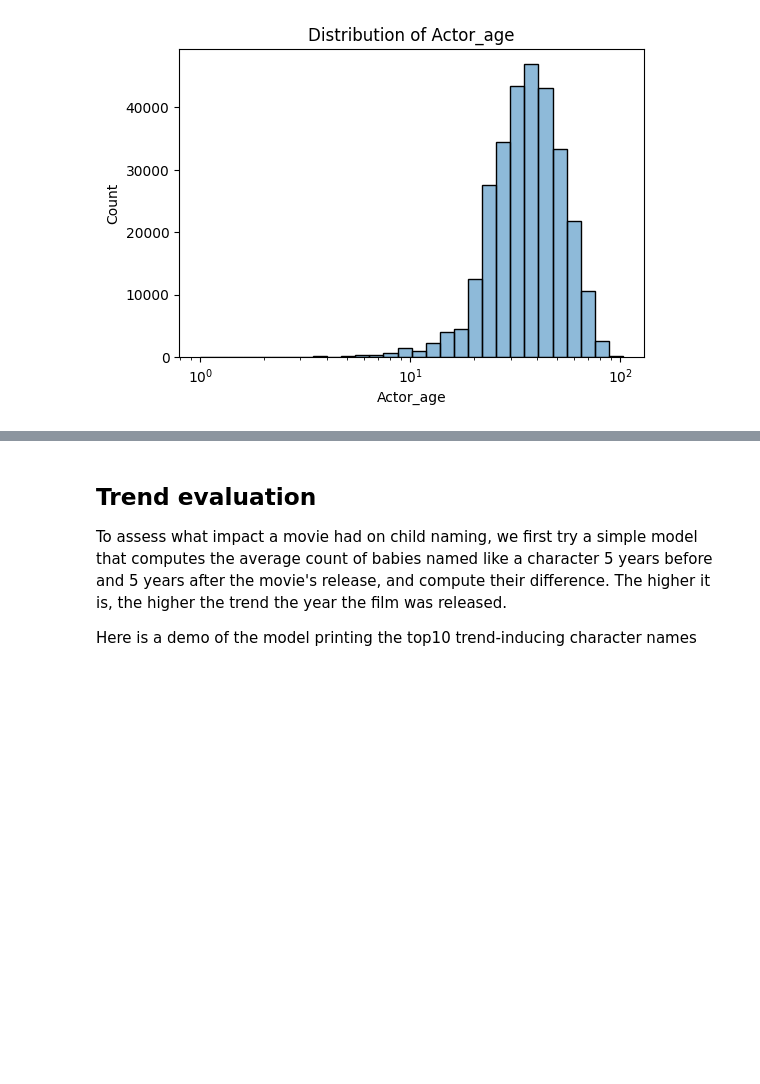
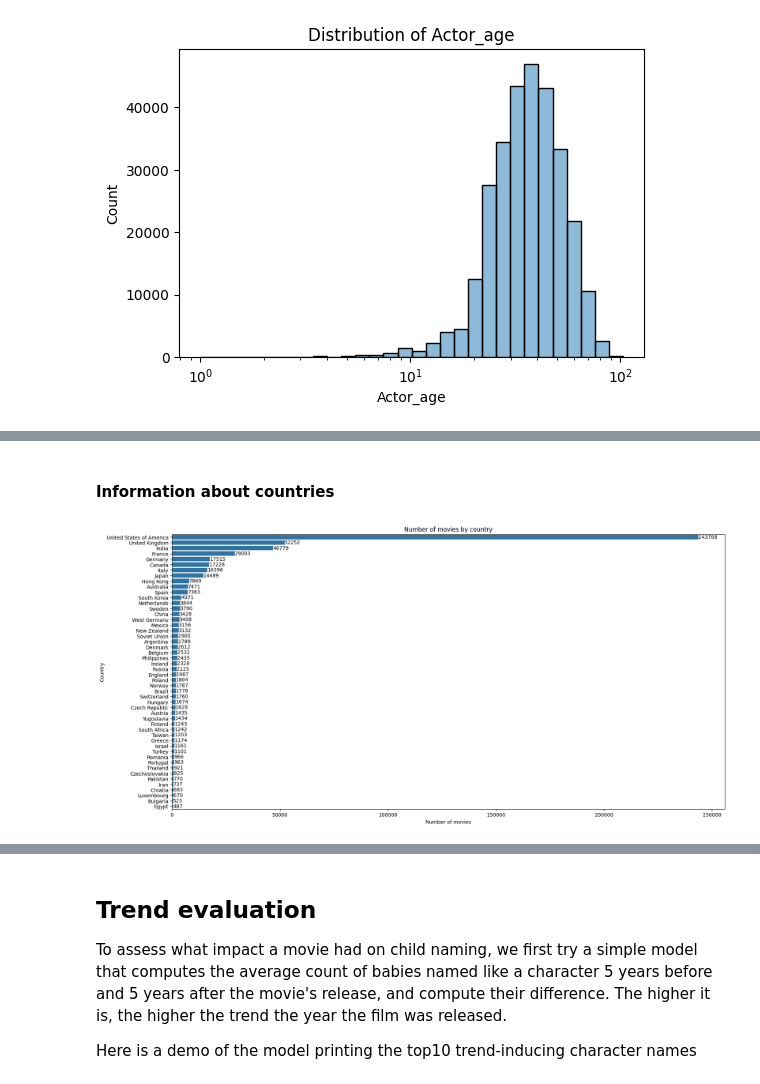
Before and after one commit to epfl-ada/ada-2024-project-dondata2025, a Jupyter notebook: results.ipynb, the cells around one changed output, grey strips where cells are left out. Saved outputs shown, nothing was run; the diff lists cells and outputs as text; code cells hidden in the pictures; blank space fills up the shorter version.

```diff
--- a/results.ipynb
+++ b/results.ipynb
@@ -348,0 +393,19 @@ for col in mov_char_data.select_dtypes(include=['float64']).columns:
+# %% [markdown]
+#### Information about countries
+# %%
+# grouping the movies by country
+movies_by_country = mov_char_data['Countries'].str.split(', ', expand=True).stack().reset_index(level=1, drop=True).rename('Country')
+movies_by_country = movies_by_country[movies_by_country != ''].value_counts()
+
+plt.figure(figsize=(20, 10))
+sns.barplot(x=movies_by_country.head(50), y=movies_by_country.head(50).index)
+
+for i, val in enumerate(movies_by_country.head(50)):
+    plt.text(val, i, val, ha='left', va='center')
+
+plt.title('Number of movies by country')
+plt.xlabel('Number of movies')
+plt.ylabel('Country')
+plt.show()
+# %% [output]
+[figure, added]
```
Also changed, not shown: parts of 12 cells of this notebook.
